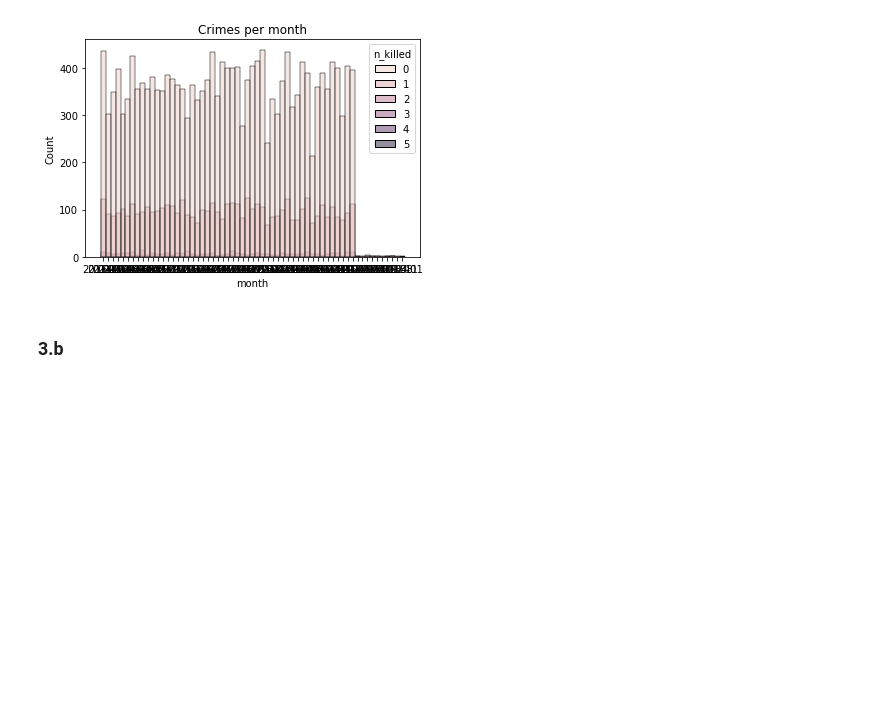
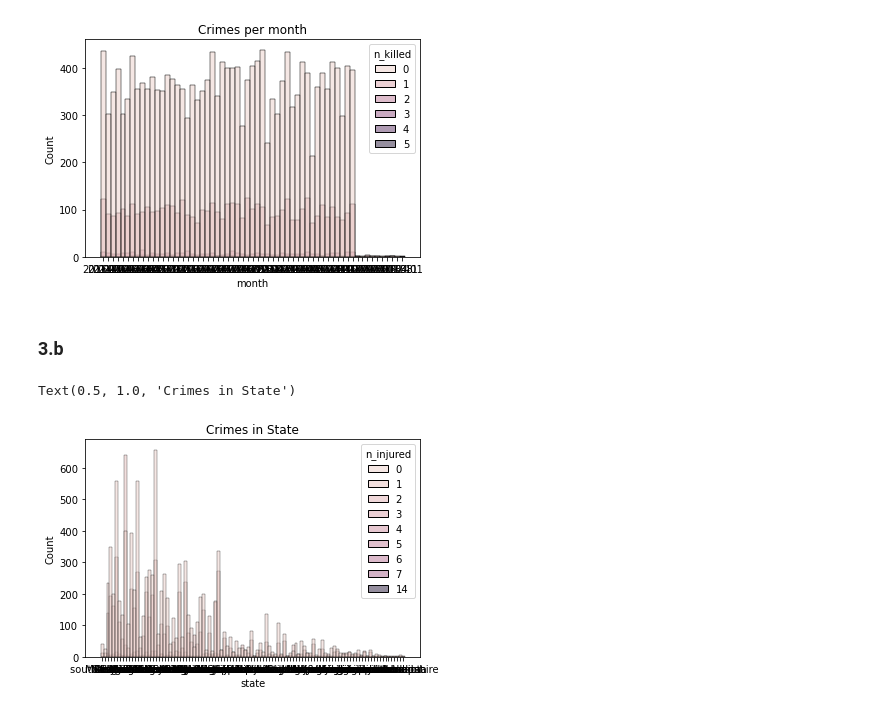
Before and after one commit to razbareli/Applied-Competitive-Lab-in-Data-Science-67818, a Jupyter notebook: week1/sol1.ipynb, the cells around one changed output. Cells and saved outputs as stored; diff of their text form; code cells hidden in the pictures; blank space fills up the shorter version.

```diff
--- a/week1/sol1.ipynb
+++ b/week1/sol1.ipynb
@@ -92,5 +77,8 @@ Name: n_killed, dtype: int64
 # %%
 dataset.loc[((dataset['n_killed'] < 0) & (dataset['incident_characteristics'].str.contains('Dead', regex=True))), ['n_killed']] = [1]
 dataset.loc[dataset['n_killed'] < 0, ['n_killed']] = [0]
-dataset['n_killed'].value_counts()
+
+dataset.loc[((dataset['n_injured'] < 0) & (dataset['incident_characteristics'].str.contains('Injured', regex=True))), ['n_injured']] = [1]
+dataset.loc[dataset['n_injured'] < 0, ['n_injured']] = [0]
+dataset['n_injured'].value_counts()
 # %% [output]
@@ -152,3 +144,9 @@ Text(0.5, 1.0, 'Crimes per month')
 [figure]
 # %% [markdown]
 ### 3.b
+# %%
+dateset_without_negative_states = dataset[dataset['state'] != '-1']
+sns.histplot(data=dateset_without_negative_states,x='state', hue='n_injured').set_title("Crimes in State")
+# %% [output]
+Text(0.5, 1.0, 'Crimes in State')
+[figure, added]
```
Also changed, not shown: parts of 2 cells of this notebook.
